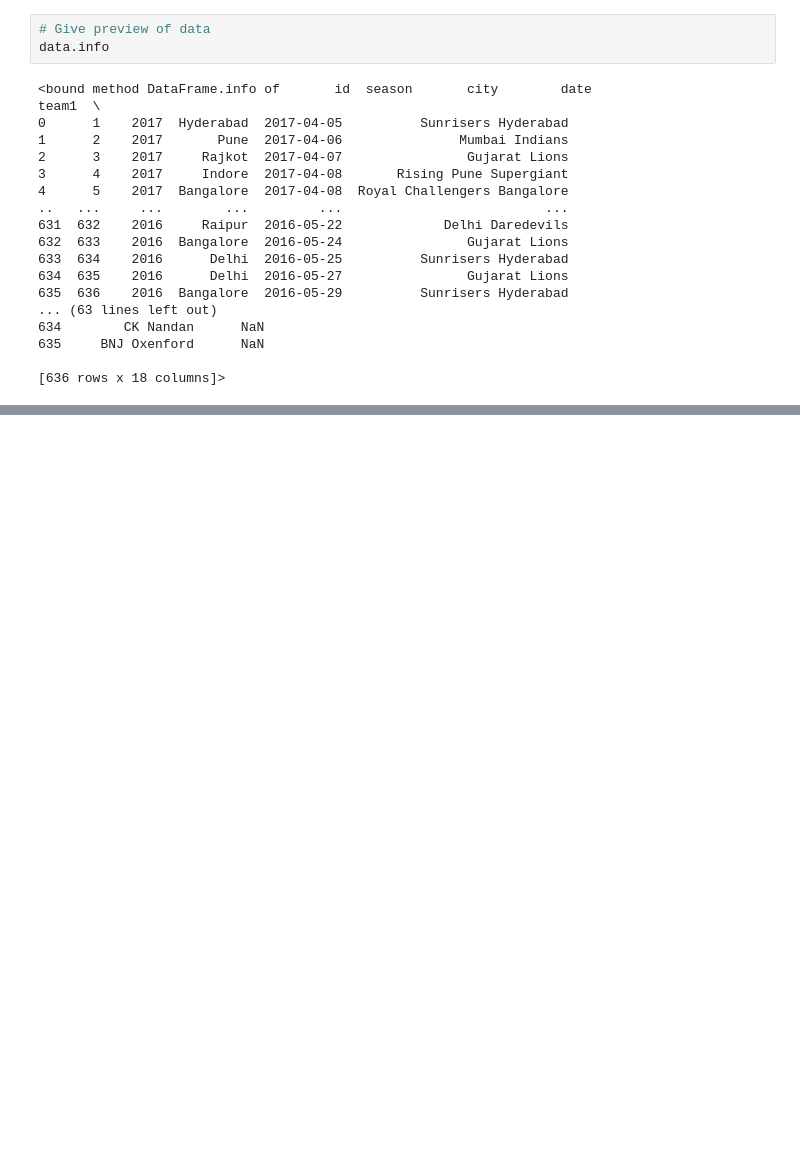
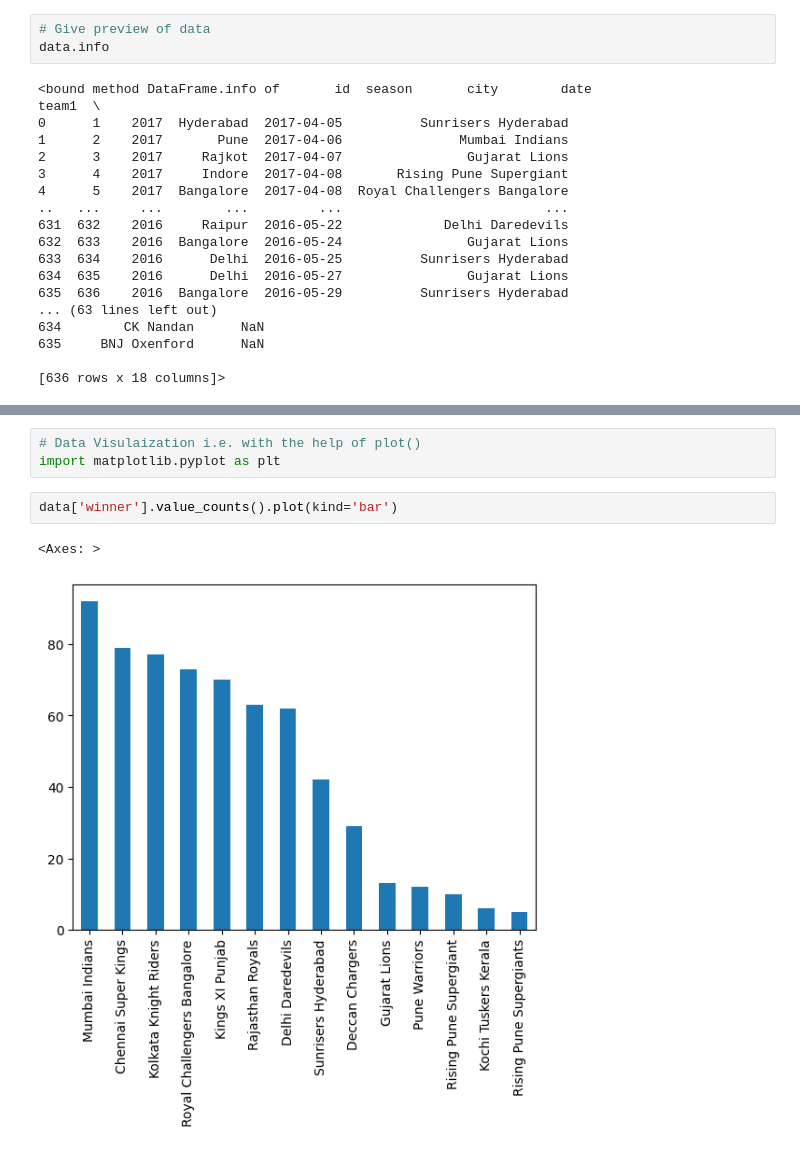
Before and after one commit to Radhe3108/NumPy, a Jupyter notebook: pandas_tutoorial.ipynb, the cells around one changed output, grey strips where cells are left out. Cells and saved outputs as stored; diff of their text form; blank space fills up the shorter version.

```diff
--- a/pandas_tutoorial.ipynb
+++ b/pandas_tutoorial.ipynb
@@ -78,0 +233,8 @@ data.info
+# %%
+# Data Visulaization i.e. with the help of plot()
+import matplotlib.pyplot as plt
+# %%
+data['winner'].value_counts().plot(kind='bar')
+# %% [output]
+<Axes: >
+[figure, added]
```
Also changed, not shown: parts of 57 cells of this notebook.
